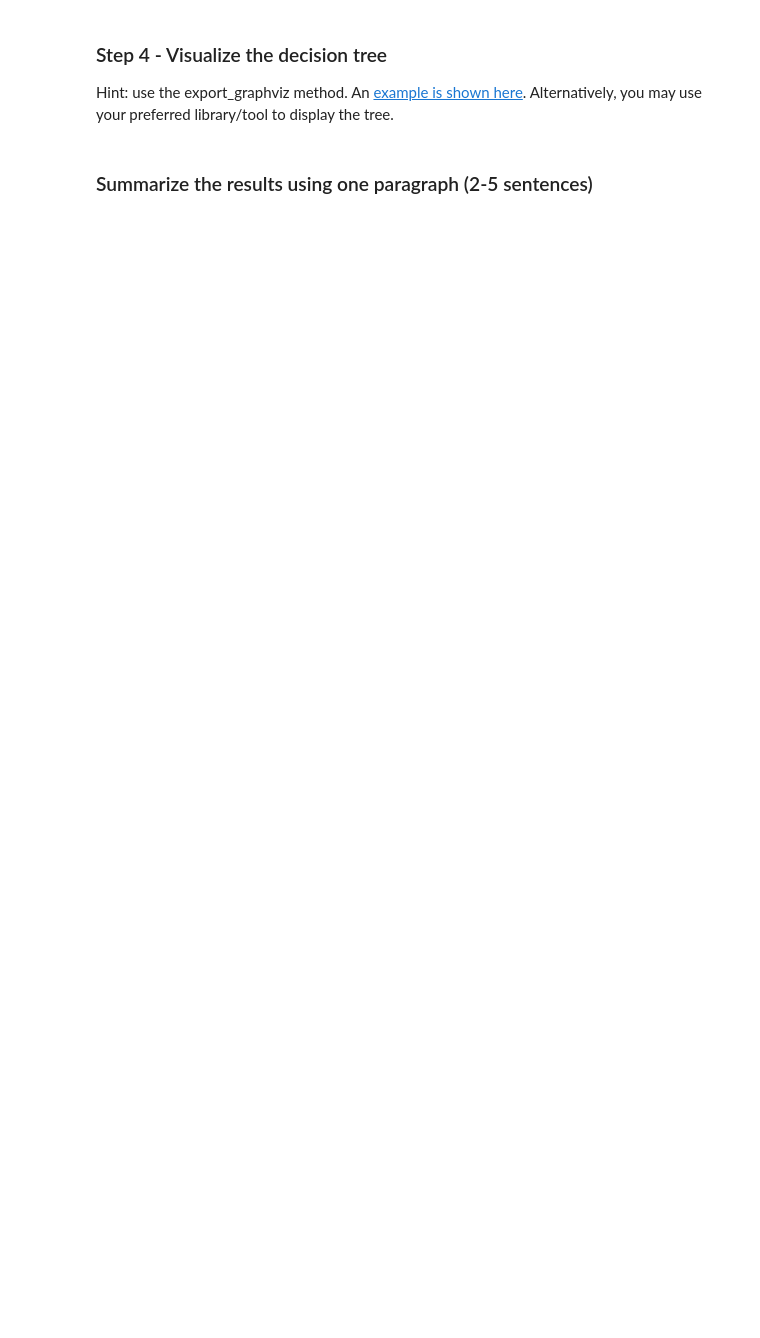
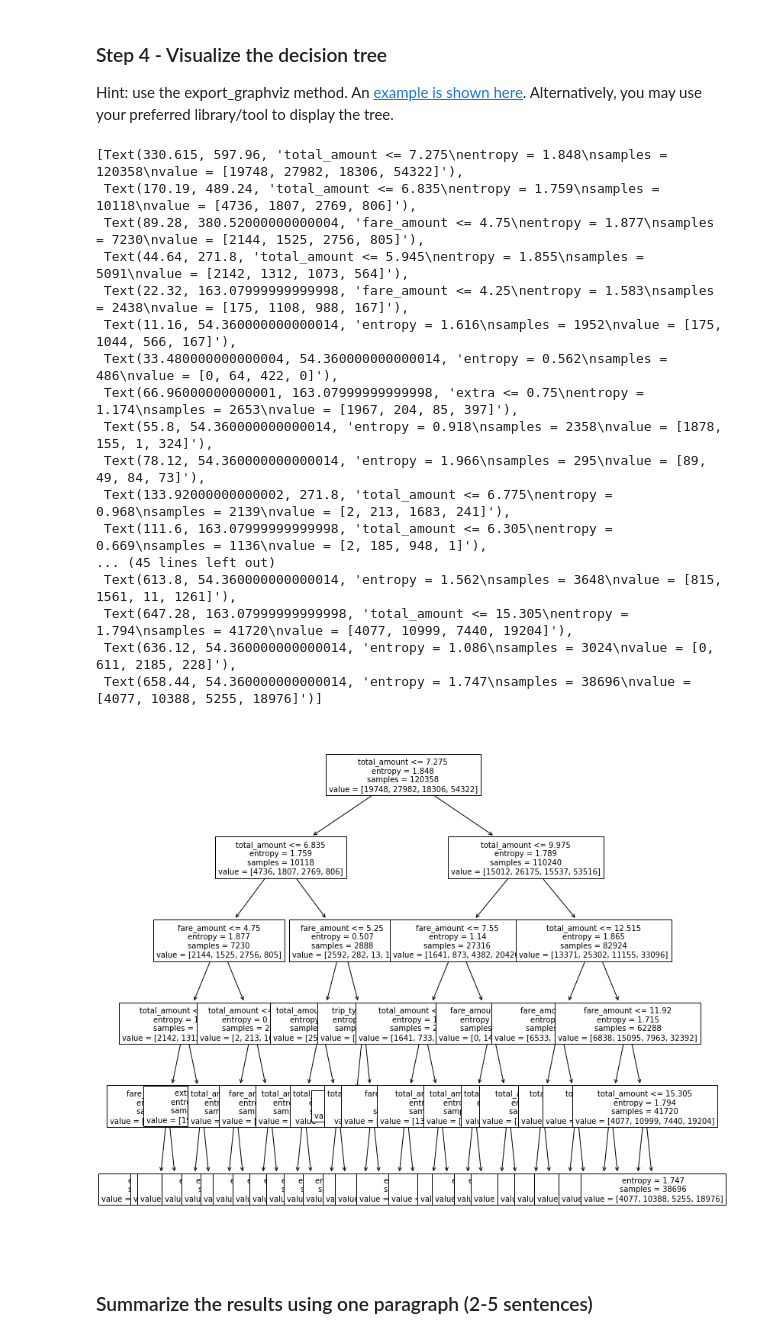
Before and after one commit to clarkech95/decision-trees, a Jupyter notebook: DecisionTreePt1.ipynb, the cells around one changed output. Saved outputs shown, nothing was run; the diff lists cells and outputs as text; code cells hidden in the pictures; blank space fills up the shorter version.

```diff
--- a/DecisionTreePt1.ipynb
+++ b/DecisionTreePt1.ipynb
@@ -13,9 +16,9 @@ features = ['VendorID', 'RatecodeID', 'PULocationID', 'DOLocationID', 'passenger
             'trip_distance', 'fare_amount', 'extra', 'mta_tax', 'tolls_amount',
             'improvement_surcharge', 'total_amount', 'trip_type', 'congestion_surcharge', 'tip']
 
-file_path = '' #TODO: provide the file path or URL to the dataset `trip_data.csv`
+#TODO: provide the file path or URL to the dataset `trip_data.csv`
+file_path = 'https://raw.githubusercontent.com/davashu/module-04-decision-trees-clarkech95/master/trip_data.csv?token=APVD6MKTHSQBBQQCYUGH2XS6424SA'
 df = pd.read_csv(file_path, usecols=features)
-
 #after the data is loaded in the dataframe, you would normally perform preliminary analysis to verify the data.
 # For example, using df.head() and df.describe() but you can skip that step for now.
 
@@ -26,13 +29,13 @@ y = df.iloc[:,14].tolist() #labels
 ### Step 2 – Split the data
 Hint: use the [train_test_split](https://scikit-learn.org/stable/modules/generated/sklearn.model_selection.train_test_split.html) method from scikit-learn.
 # %%
-seed = #TODO: provide an integer for the random number generator.
+seed = 48 #TODO: provide an integer for the random number generator.
 
 #Split the dataset into training set and test set
 X_train, X_test, y_train, y_test = train_test_split(X, y,
-                                                    test_size = , #TODO: provide the test_size (refer to the instructions for the assignment)
+                                                    test_size = 0.3, #TODO: provide the test_size (refer to the instructions for the assignment)
                                                     random_state = seed, #seed the random generator for reproducibilty
-                                                    stratify = #TODO: provide the variable
+                                                    stratify = y #TODO: provide the variable
                                                    )
 
 #Note: X_train and y_train are the input features and labels for the training set respectively.
@@ -42,14 +45,15 @@ X_train, X_test, y_train, y_test = train_test_split(X, y,
 Hint: use the [DecisionTreeClassifier](https://scikit-learn.org/stable/modules/generated/sklearn.tree.DecisionTreeClassifier.html#sklearn.tree.DecisionTreeClassifier) in scikit-learn. Here is an example on how to use build a [decision tree for classification](https://scikit-learn.org/stable/modules/tree.html#classification).
 # %%
 #Instantiate the Decision Tree Classifier object
-dt_classifier = DecisionTreeClassifier(criterion= , #TODO: choose either 'gini' or 'entropy'
-                                       max_depth= #TODO: set the value (refer to the instructions above)
+dt_classifier = DecisionTreeClassifier(criterion= 'entropy', #TODO: choose either 'gini' or 'entropy'
+                                       max_depth= 5 #TODO: set the value (refer to the instructions above)
                                       )
 
 #TODO: Train Decision Tree Classifier using the `fit` method
-
+dt_classifier.fit(X_train, y_train)
 
 #TODO: Make predictions with `X_test` and store the result in a variable called `y_pred`
+y_pred = dt_classifier.predict(X_test)
 # %% [markdown]
 #### Evaluate the prediction accuracy
 Hint: use the [accuracy_score](https://scikit-learn.org/stable/modules/generated/sklearn.metrics.accuracy_score.html#sklearn.metrics.accuracy_score) to determine how many observations were classified correctly. Use `y_test` and `y_pred` for the calculations.
@@ -63,2 +68,26 @@ Hint: use the export_graphviz method. An [example is shown here](https://scikit-
+# %%
+#TODO: Display the decision tree
+fig, ax = plt.subplots(figsize=(12, 12))
+viz = tree.plot_tree(dt_classifier, feature_names = features, max_depth = 5, fontsize = 10)
+viz
+# %% [output]
+[Text(330.615, 597.96, 'total_amount <= 7.275\nentropy = 1.848\nsamples = 120358\nvalue = [19748, 27982, 18306, 54322]'),
+ Text(170.19, 489.24, 'total_amount <= 6.835\nentropy = 1.759\nsamples = 10118\nvalue = [4736, 1807, 2769, 806]'),
+ Text(89.28, 380.52000000000004, 'fare_amount <= 4.75\nentropy = 1.877\nsamples = 7230\nvalue = [2144, 1525, 2756, 805]'),
+ Text(44.64, 271.8, 'total_amount <= 5.945\nentropy = 1.855\nsamples = 5091\nvalue = [2142, 1312, 1073, 564]'),
+ Text(22.32, 163.07999999999998, 'fare_amount <= 4.25\nentropy = 1.583\nsamples = 2438\nvalue = [175, 1108, 988, 167]'),
+ Text(11.16, 54.360000000000014, 'entropy = 1.616\nsamples = 1952\nvalue = [175, 1044, 566, 167]'),
+ Text(33.480000000000004, 54.360000000000014, 'entropy = 0.562\nsamples = 486\nvalue = [0, 64, 422, 0]'),
+ Text(66.96000000000001, 163.07999999999998, 'extra <= 0.75\nentropy = 1.174\nsamples = 2653\nvalue = [1967, 204, 85, 397]'),
+ Text(55.8, 54.360000000000014, 'entropy = 0.918\nsamples = 2358\nvalue = [1878, 155, 1, 324]'),
+ Text(78.12, 54.360000000000014, 'entropy = 1.966\nsamples = 295\nvalue = [89, 49, 84, 73]'),
+ Text(133.92000000000002, 271.8, 'total_amount <= 6.775\nentropy = 0.968\nsamples = 2139\nvalue = [2, 213, 1683, 241]'),
+ Text(111.6, 163.07999999999998, 'total_amount <= 6.305\nentropy = 0.669\nsamples = 1136\nvalue = [2, 185, 948, 1]'),
+... (45 lines left out)
+ Text(613.8, 54.360000000000014, 'entropy = 1.562\nsamples = 3648\nvalue = [815, 1561, 11, 1261]'),
+ Text(647.28, 163.07999999999998, 'total_amount <= 15.305\nentropy = 1.794\nsamples = 41720\nvalue = [4077, 10999, 7440, 19204]'),
+ Text(636.12, 54.360000000000014, 'entropy = 1.086\nsamples = 3024\nvalue = [0, 611, 2185, 228]'),
+ Text(658.44, 54.360000000000014, 'entropy = 1.747\nsamples = 38696\nvalue = [4077, 10388, 5255, 18976]')]
+[figure, added]
 # %% [markdown]
 ### Summarize the results using one paragraph (2-5 sentences)
```
Also changed, not shown: parts of 5 cells of this notebook.
